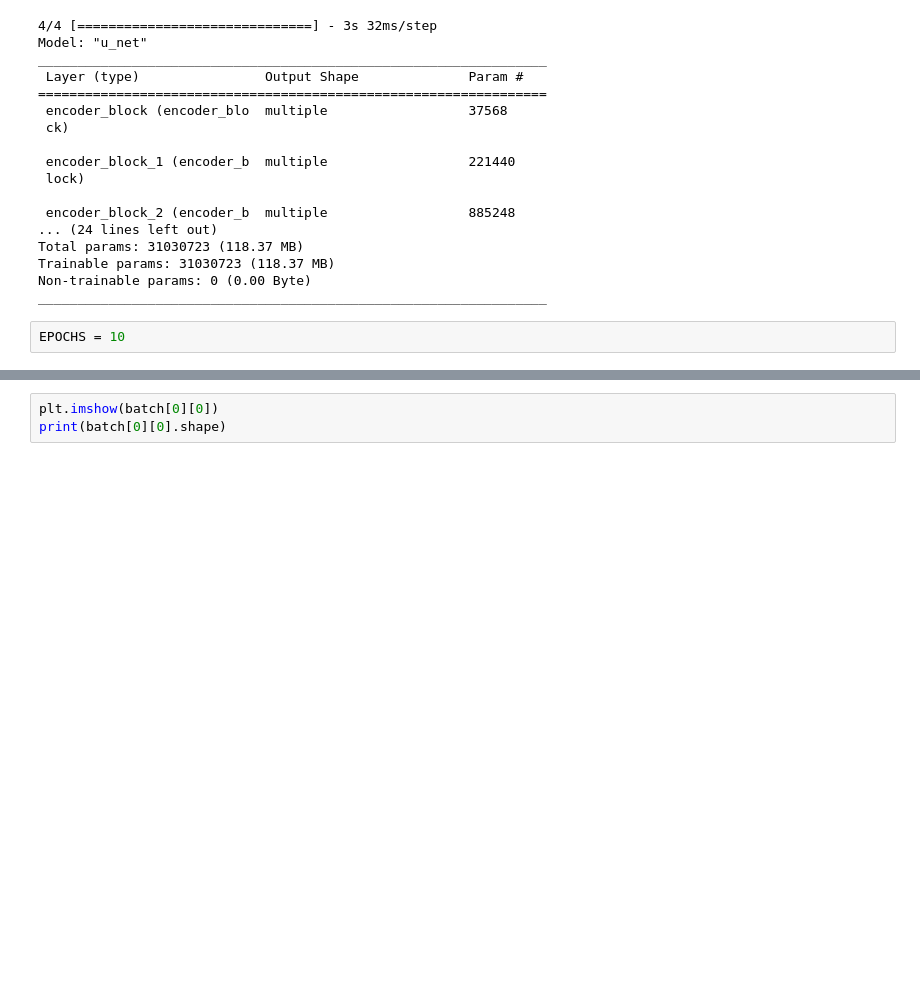
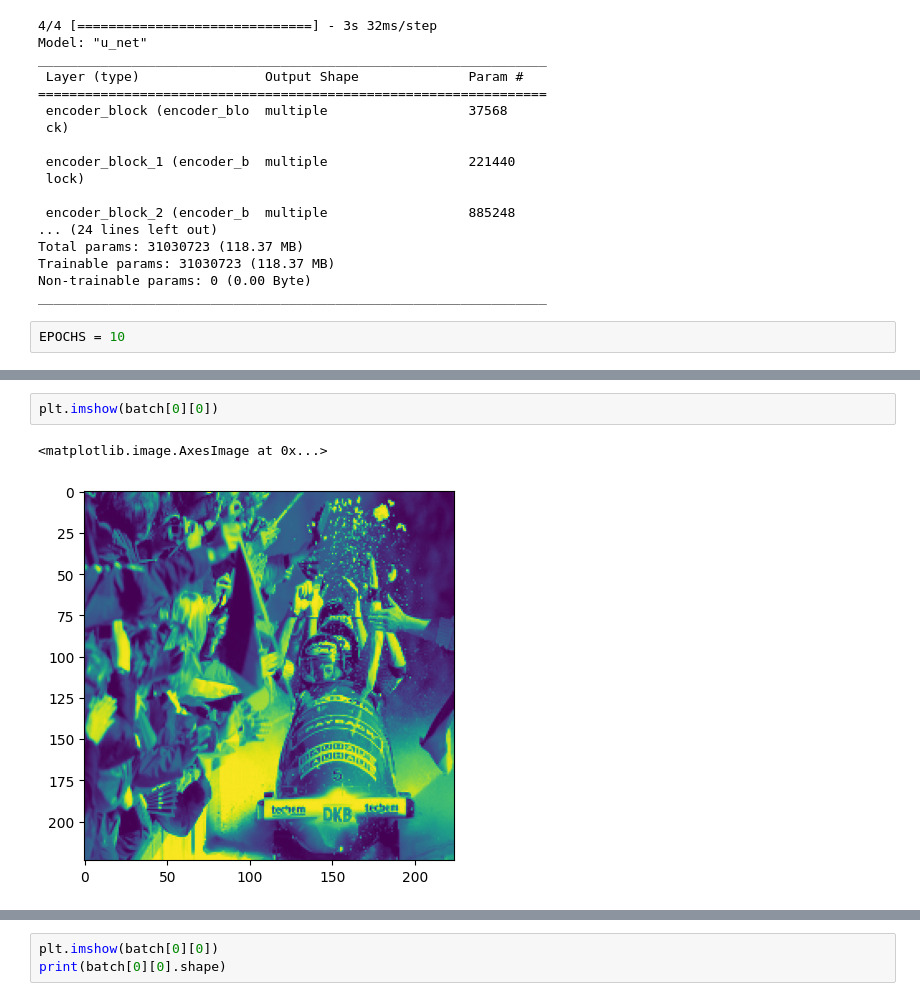
Before and after one commit to Yug-Oswal/imagenet-imagecoloring, a Jupyter notebook: imagecolor-init.ipynb, the cells around one changed output, grey strips where cells are left out. Saved outputs shown, nothing was run; the diff lists cells and outputs as text; blank space fills up the shorter version.

```diff
--- a/imagecolor-init.ipynb
+++ b/imagecolor-init.ipynb
@@ -198,0 +200,5 @@ Epoch 4/10
+# %%
+plt.imshow(batch[0][0])
+# %% [output]
+<matplotlib.image.AxesImage at 0x...>
+[figure, added]
```
Also changed, not shown: parts of 15 cells of this notebook.
